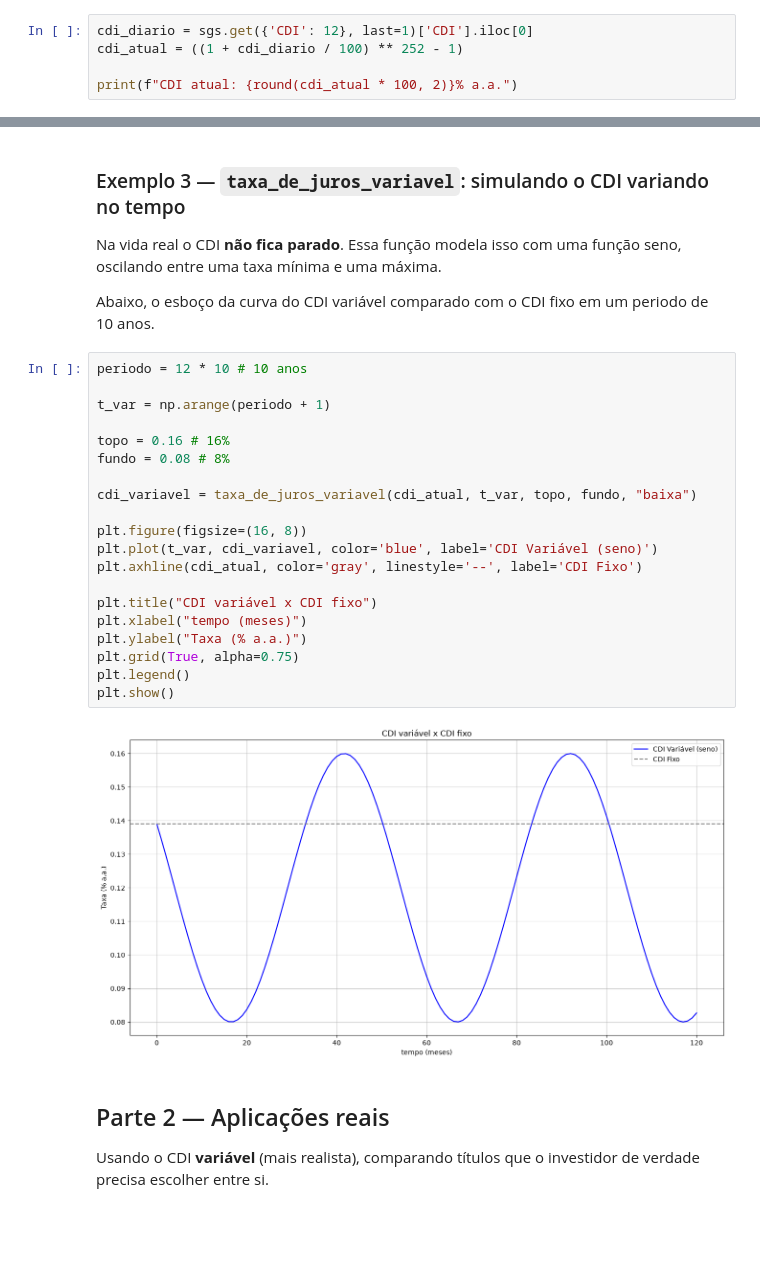
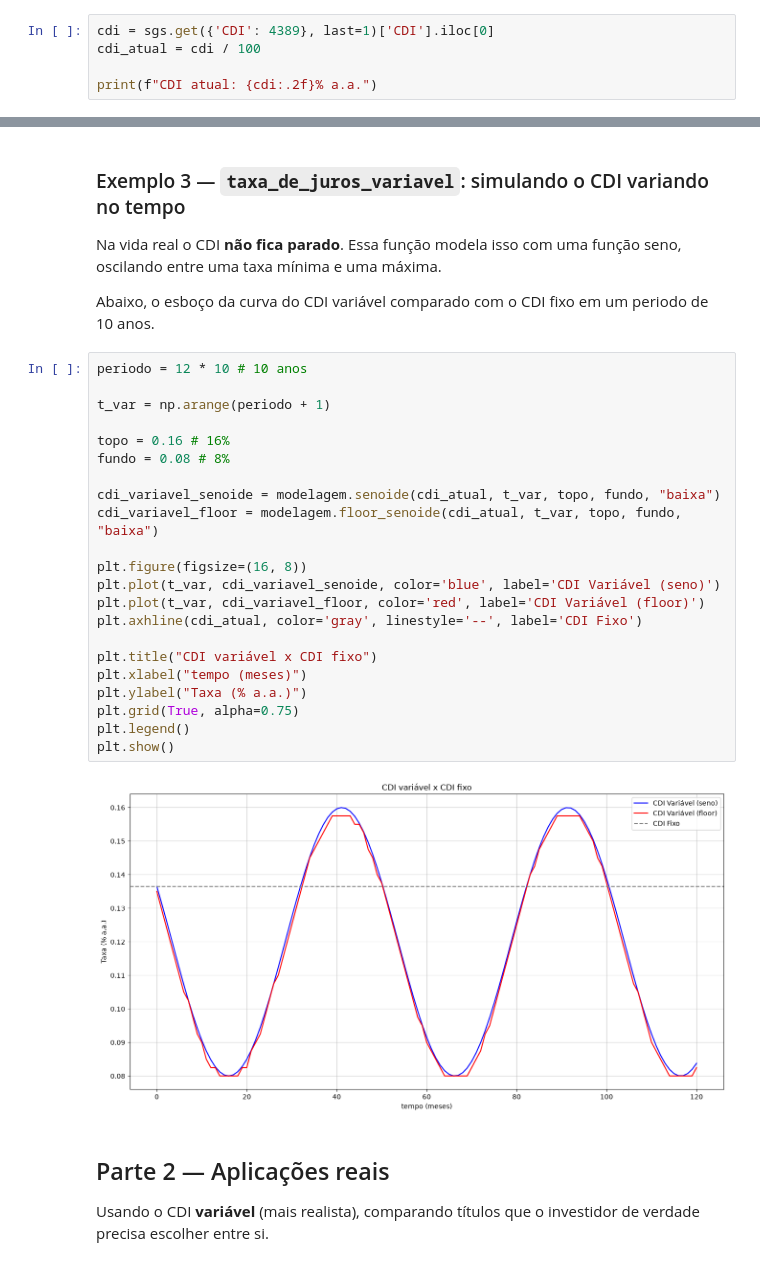
Before and after one commit to saulohpm/simulador-cdi, a Jupyter notebook: notebooks/analises.ipynb, the cells around one changed output, grey strips where cells are left out. Drawn from its saved outputs; the diff is of its cells as text; blank space fills up the shorter version.

```diff
--- a/notebooks/analises.ipynb
+++ b/notebooks/analises.ipynb
@@ -25,8 +25,8 @@ from modelagem import taxa_de_juros_variavel
 
 Busca o CDI real no Banco Central, só pra ter um número realista de partida — em vez de inventar um valor.
 # %%
-cdi_diario = sgs.get({'CDI': 12}, last=1)['CDI'].iloc[0]
-cdi_atual = ((1 + cdi_diario / 100) ** 252 - 1)
+cdi = sgs.get({'CDI': 4389}, last=1)['CDI'].iloc[0]
+cdi_atual = cdi / 100
 
-print(f"CDI atual: {round(cdi_atual * 100, 2)}% a.a.")
+print(f"CDI atual: {cdi:.2f}% a.a.")
 # %% [output]
@@ -76,25 +76,27 @@ Abaixo, o esboço da curva do CDI variável comparado com o CDI fixo em um perio
 # %%
 periodo = 12 * 10 # 10 anos
 
 t_var = np.arange(periodo + 1)
 
 topo = 0.16 # 16%
 fundo = 0.08 # 8%
 
-cdi_variavel = taxa_de_juros_variavel(cdi_atual, t_var, topo, fundo, "baixa")
+cdi_variavel_senoide = modelagem.senoide(cdi_atual, t_var, topo, fundo, "baixa")
+cdi_variavel_floor = modelagem.floor_senoide(cdi_atual, t_var, topo, fundo, "baixa")
 
 plt.figure(figsize=(16, 8))
-plt.plot(t_var, cdi_variavel, color='blue', label='CDI Variável (seno)')
+plt.plot(t_var, cdi_variavel_senoide, color='blue', label='CDI Variável (seno)')
+plt.plot(t_var, cdi_variavel_floor, color='red', label='CDI Variável (floor)')
 plt.axhline(cdi_atual, color='gray', linestyle='--', label='CDI Fixo')
 
 plt.title("CDI variável x CDI fixo")
 plt.xlabel("tempo (meses)")
 plt.ylabel("Taxa (% a.a.)")
 plt.grid(True, alpha=0.75)
 plt.legend()
 plt.show()
 # %% [output]
-[figure, old version]
+[figure, new version]
 # %% [markdown]
 ## Parte 2 — Aplicações reais
 
```
Also changed, not shown: parts of 6 cells of this notebook, 2 other files.
